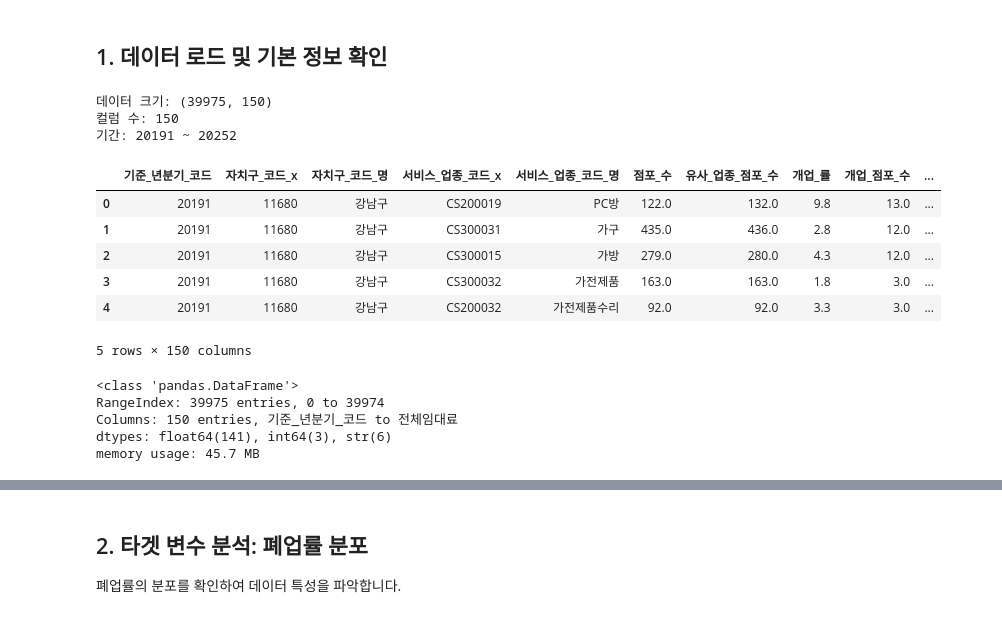
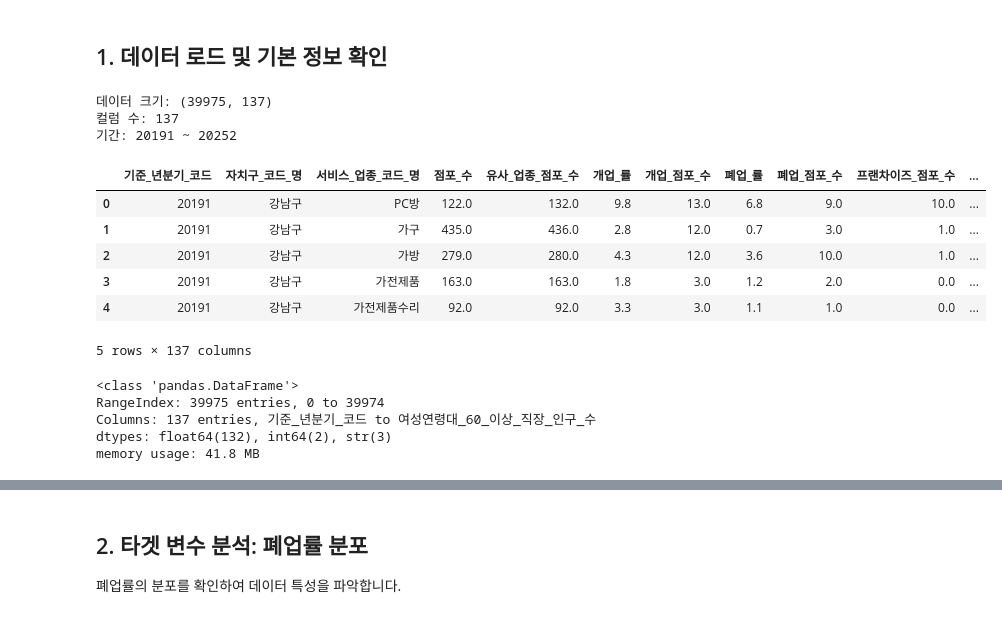
Before and after one commit to HyojungJ/Seoul-Store-Closure-Prediction, a Jupyter notebook: notebooks/01_EDA.ipynb, the cells around one changed output, grey strips where cells are left out. Cells and saved outputs as stored; diff of their text form; code cells hidden in the pictures.

```diff
--- a/notebooks/01_EDA.ipynb
+++ b/notebooks/01_EDA.ipynb
@@ -20,32 +20,32 @@ plt.rcParams['axes.unicode_minus'] = False
 # %% [markdown]
 ## 1. 데이터 로드 및 기본 정보 확인
 # %%
-# 8개 원본 데이터를 병합한 통합 데이터 로드
-df = pd.read_csv('../data/processed/merged_data.csv', encoding='utf-8')
+# 8개 원본 데이터를 병합한 통합 데이터 로드 (00_data_merge.ipynb 결과물)
+df = pd.read_csv('../data/processed/merged_data.csv', encoding='utf-8-sig')
 
 print(f'데이터 크기: {df.shape}')
 print(f'컬럼 수: {len(df.columns)}')
 print(f'기간: {df["기준_년분기_코드"].min()} ~ {df["기준_년분기_코드"].max()}')
 df.head()
 # %% [output]
-데이터 크기: (39975, 150)
-컬럼 수: 150
+데이터 크기: (39975, 137)
+컬럼 수: 137
 기간: 20191 ~ 20252
-|  | 기준_년분기_코드 | 자치구_코드_x | 자치구_코드_명 | 서비스_업종_코드_x | 서비스_업종_코드_명 | 점포_수 | 유사_업종_점포_수 | 개업_률 | 개업_점포_수 | ... |
-| 0 | 20191 | 11680 | 강남구 | CS200019 | PC방 | 122.0 | 132.0 | 9.8 | 13.0 | ... |
-| 1 | 20191 | 11680 | 강남구 | CS300031 | 가구 | 435.0 | 436.0 | 2.8 | 12.0 | ... |
-| 2 | 20191 | 11680 | 강남구 | CS300015 | 가방 | 279.0 | 280.0 | 4.3 | 12.0 | ... |
-| 3 | 20191 | 11680 | 강남구 | CS300032 | 가전제품 | 163.0 | 163.0 | 1.8 | 3.0 | ... |
-| 4 | 20191 | 11680 | 강남구 | CS200032 | 가전제품수리 | 92.0 | 92.0 | 3.3 | 3.0 | ... |
+|  | 기준_년분기_코드 | 자치구_코드_명 | 서비스_업종_코드_명 | 점포_수 | 유사_업종_점포_수 | 개업_률 | 개업_점포_수 | 폐업_률 | 폐업_점포_수 | 프랜차이즈_점포_수 | ... |
+| 0 | 20191 | 강남구 | PC방 | 122.0 | 132.0 | 9.8 | 13.0 | 6.8 | 9.0 | 10.0 | ... |
+| 1 | 20191 | 강남구 | 가구 | 435.0 | 436.0 | 2.8 | 12.0 | 0.7 | 3.0 | 1.0 | ... |
+| 2 | 20191 | 강남구 | 가방 | 279.0 | 280.0 | 4.3 | 12.0 | 3.6 | 10.0 | 1.0 | ... |
+| 3 | 20191 | 강남구 | 가전제품 | 163.0 | 163.0 | 1.8 | 3.0 | 1.2 | 2.0 | 0.0 | ... |
+| 4 | 20191 | 강남구 | 가전제품수리 | 92.0 | 92.0 | 3.3 | 3.0 | 1.1 | 1.0 | 0.0 | ... |
-5 rows × 150 columns
+5 rows × 137 columns
 # %%
 df.info()
 # %% [output]
 <class 'pandas.DataFrame'>
 RangeIndex: 39975 entries, 0 to 39974
-Columns: 150 entries, 기준_년분기_코드 to 전체임대료
-dtypes: float64(141), int64(3), str(6)
-memory usage: 45.7 MB
+Columns: 137 entries, 기준_년분기_코드 to 여성연령대_60_이상_직장_인구_수
+dtypes: float64(132), int64(2), str(3)
+memory usage: 41.8 MB
 # %%
 df.describe()
 # %% [output]
```
Also changed, not shown: parts of 1 cell of this notebook, 14 other files.
